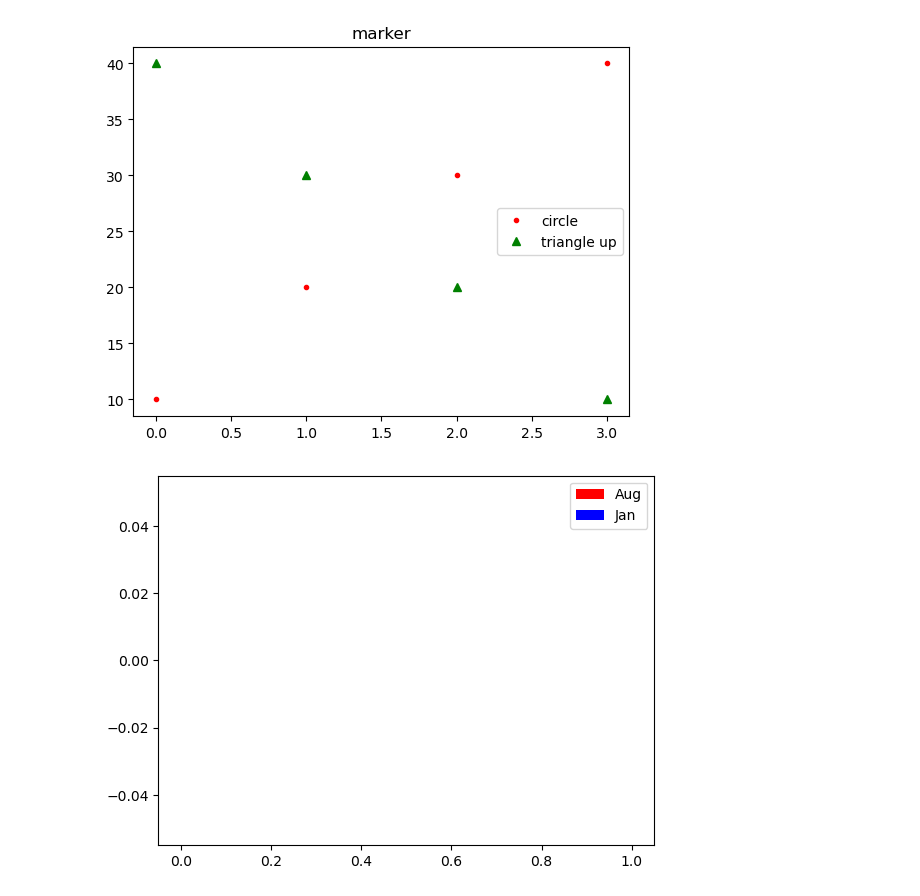
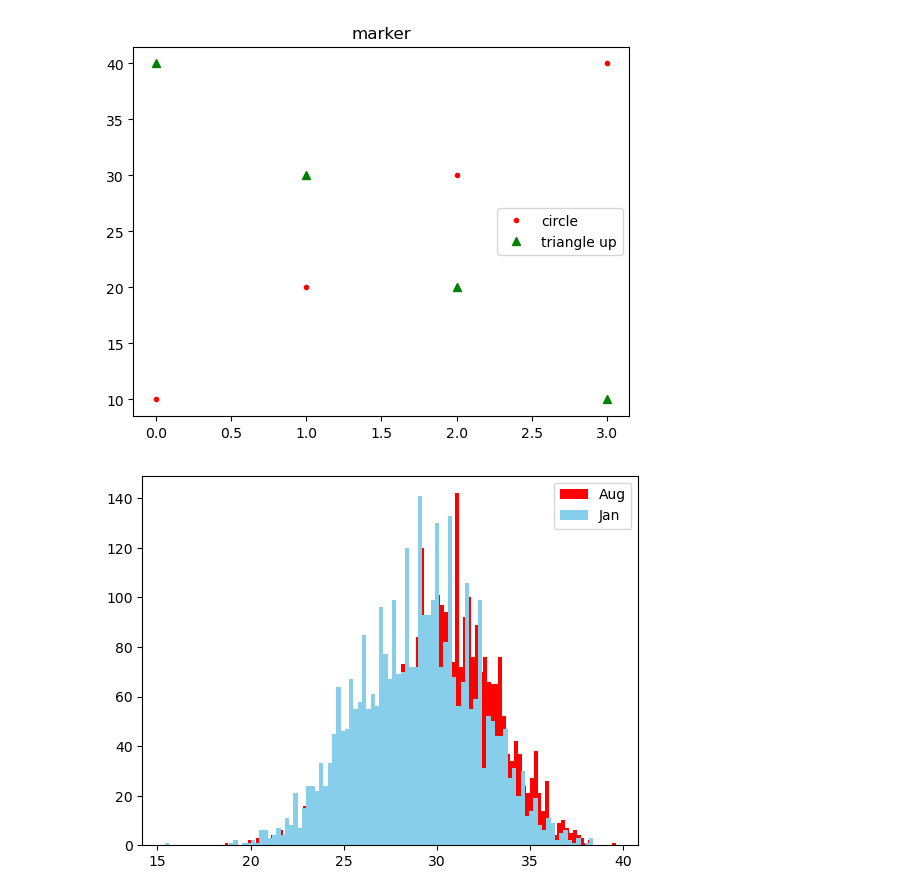
Before and after one commit to jja2031/23_mega_python3_project, a Jupyter notebook: 김강희/data_project/unit02_01.ipynb, the cells around one changed output. Drawn from its saved outputs; the diff is of its cells as text; code cells hidden in the pictures.

```diff
--- a/김강희/data_project/unit02_01.ipynb
+++ b/김강희/data_project/unit02_01.ipynb
@@ -22,27 +25,27 @@ plt.show()
 # %%
 import csv
 import matplotlib.pyplot as plt
 
 f = open("seoul.csv")
 data = csv.reader(f)
 next(data)
 
 aug = []
 jan = []
 for row in data:
     month = row[0].split('-')[1]
     if row[-1] != '':
         if month == '08':
             aug.append(float(row[-1]))
-        if month == '01':
+        if month == '07':
             jan.append(float(row[-1]))
 
 plt.hist(aug, bins = 100, color = 'r', label = 'Aug')
-plt.hist(jan, bins = 100, color = 'b', label = 'Jan')
+plt.hist(jan, bins = 100, color = 'skyblue', label = 'Jan')
 plt.legend()
 plt.show()
 # %% [output]
-[figure, old version]
+[figure, new version]
 # %%
 import matplotlib.pyplot as plt
 import csv
```
Also changed, not shown: parts of 3 cells of this notebook, 1 other file.
